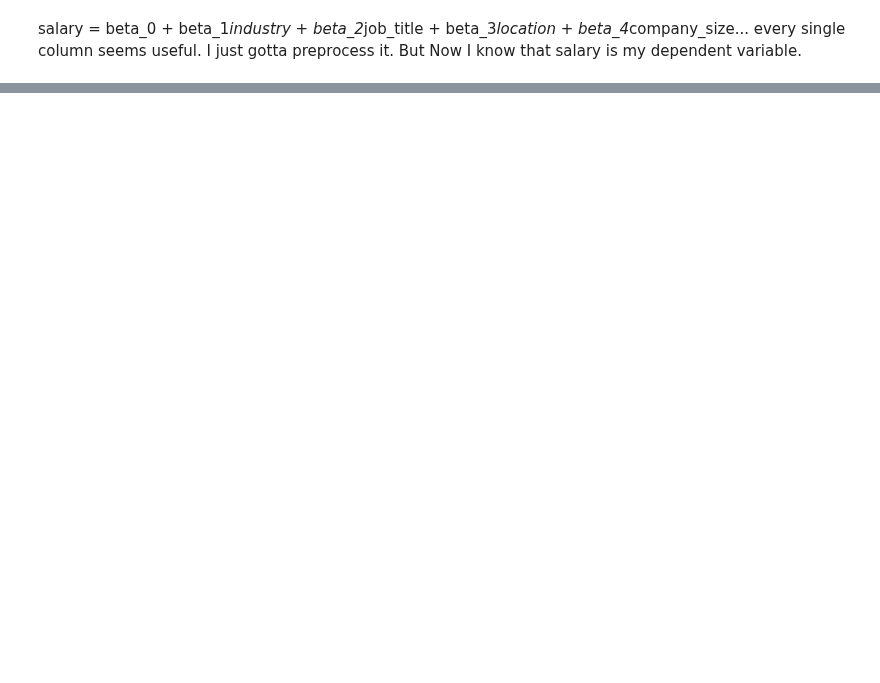
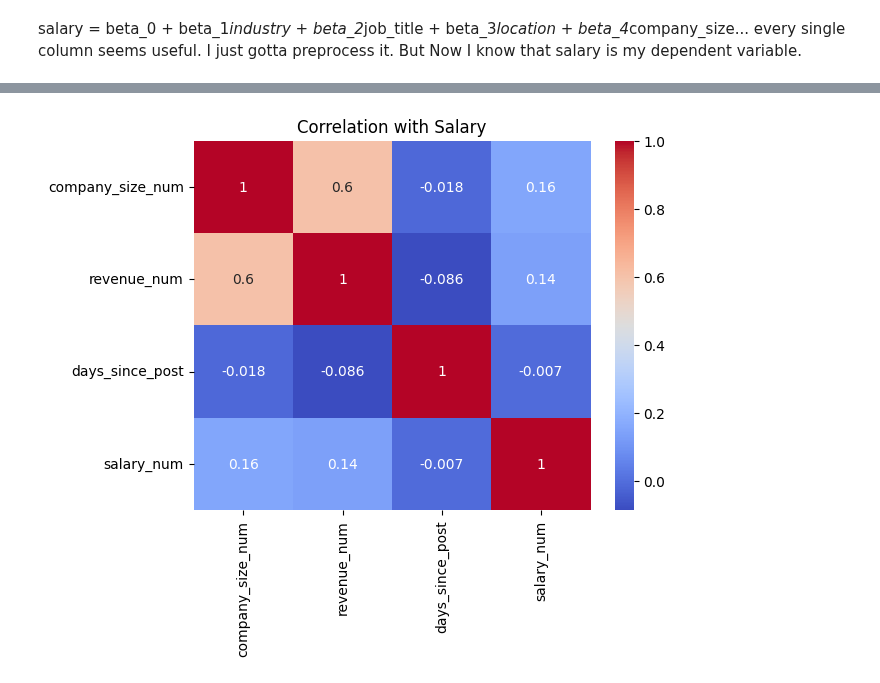
Before and after one commit to IanTaiAhn/econ6550, a Jupyter notebook: colab_assignments/Google_Colab_Assignment_8.ipynb, the cells around one changed output, grey strips where cells are left out. Cells and saved outputs as stored; diff of their text form; code cells hidden in the pictures; blank space fills up the shorter version.

```diff
--- a/colab_assignments/Google_Colab_Assignment_8.ipynb
+++ b/colab_assignments/Google_Colab_Assignment_8.ipynb
@@ -265,0 +295,7 @@ Model trained without NaNs 🚀
+# %%
+corr = df[numeric_cols + ["salary_num"]].corr()
+sns.heatmap(corr, annot=True, cmap="coolwarm")
+plt.title("Correlation with Salary")
+plt.show()
+# %% [output]
+[figure, added]
```
Also changed, not shown: parts of 15 cells of this notebook.
